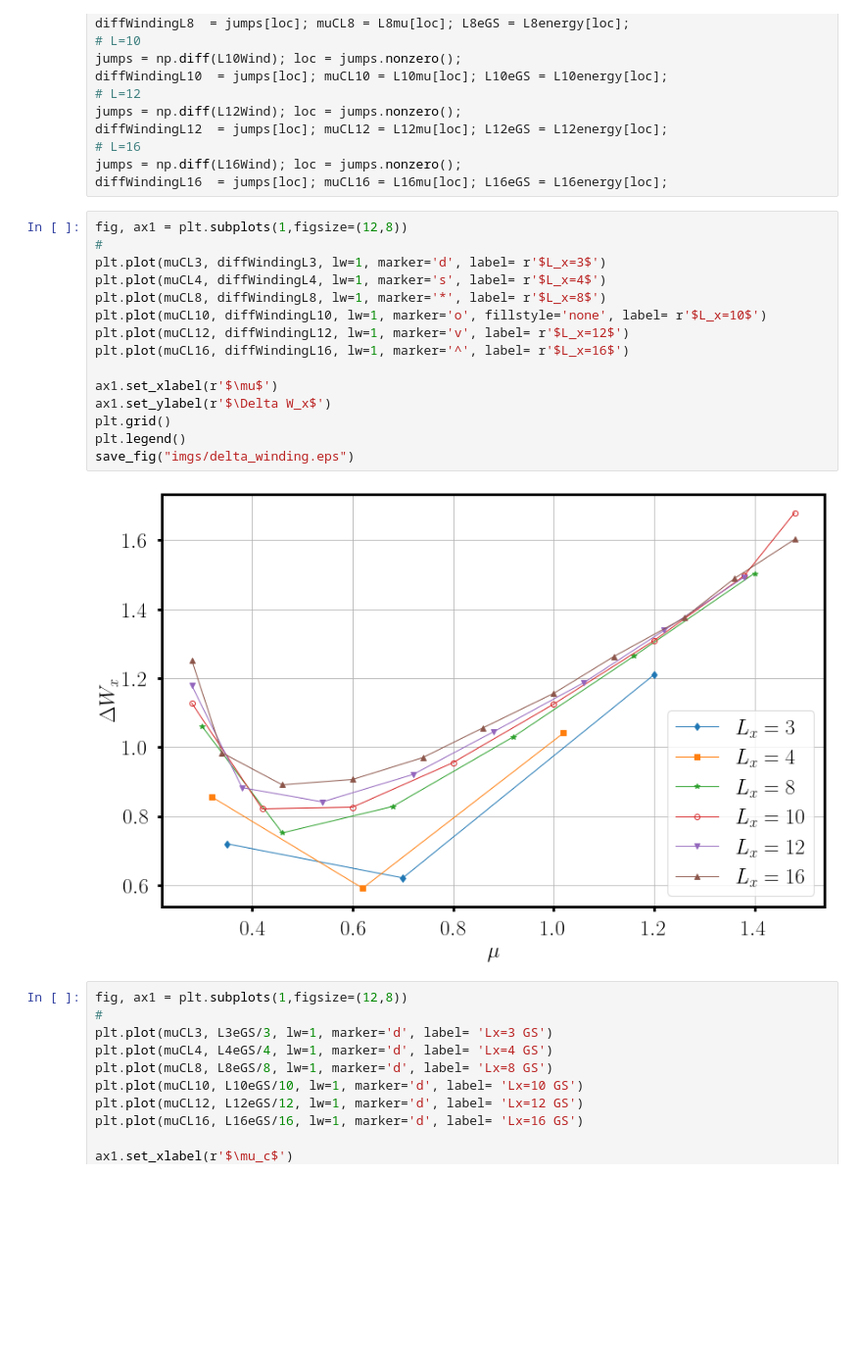
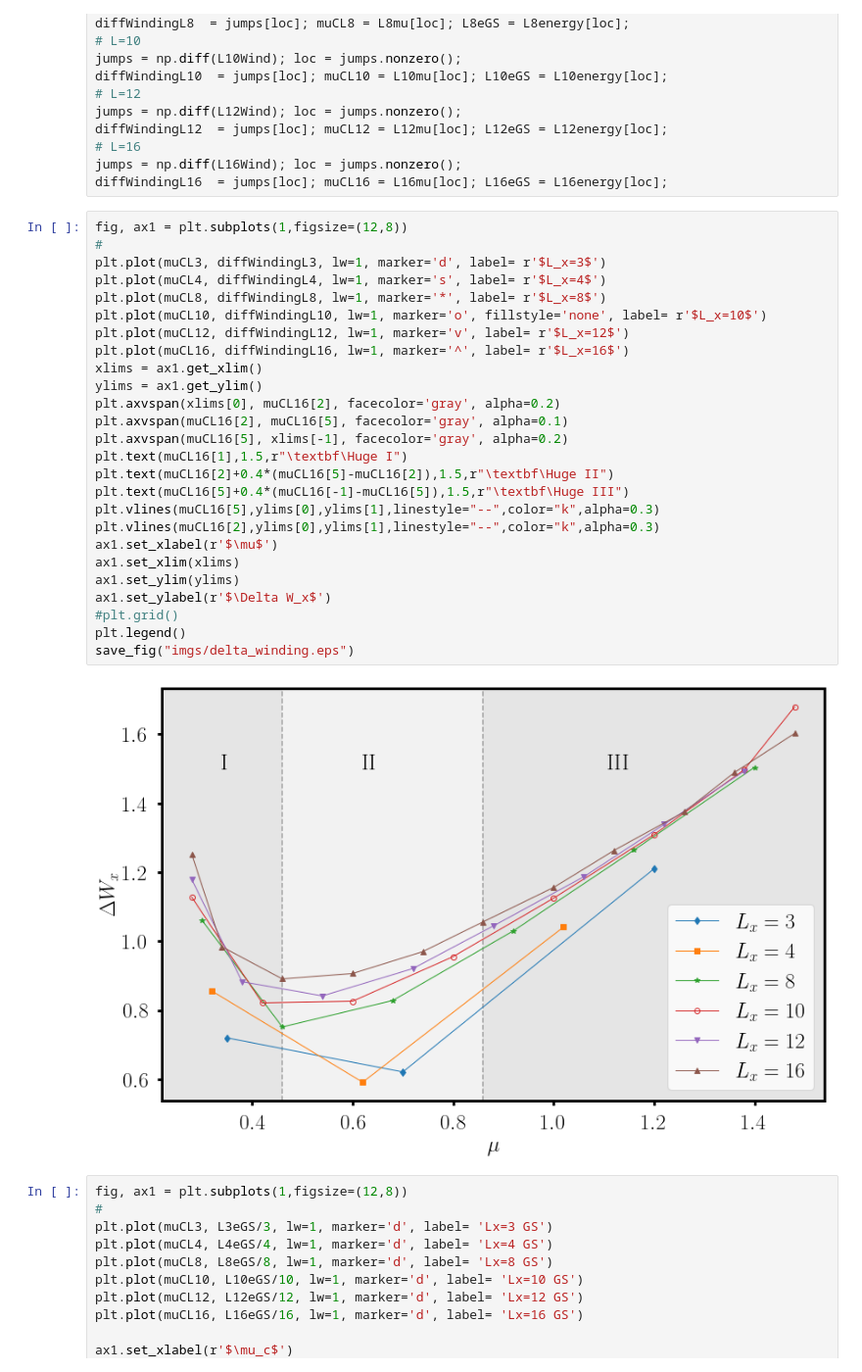
Before and after one commit to Philipp137/SquareIce, a Jupyter notebook: 06_data/DataAna_Debasish.ipynb, the cells around one changed output. Shown: that part at 98% size. Saved outputs shown, nothing was run; the diff lists cells and outputs as text; blank space fills up the shorter version.

```diff
--- a/06_data/DataAna_Debasish.ipynb
+++ b/06_data/DataAna_Debasish.ipynb
@@ -207,20 +207,31 @@ diffWindingL16  = jumps[loc]; muCL16 = L16mu[loc]; L16eGS = L16energy[loc];
 # %%
 fig, ax1 = plt.subplots(1,figsize=(12,8))
 #
 plt.plot(muCL3, diffWindingL3, lw=1, marker='d', label= r'$L_x=3$')
 plt.plot(muCL4, diffWindingL4, lw=1, marker='s', label= r'$L_x=4$')
 plt.plot(muCL8, diffWindingL8, lw=1, marker='*', label= r'$L_x=8$')
 plt.plot(muCL10, diffWindingL10, lw=1, marker='o', fillstyle='none', label= r'$L_x=10$')
 plt.plot(muCL12, diffWindingL12, lw=1, marker='v', label= r'$L_x=12$')
 plt.plot(muCL16, diffWindingL16, lw=1, marker='^', label= r'$L_x=16$')
-
+xlims = ax1.get_xlim()
+ylims = ax1.get_ylim()
+plt.axvspan(xlims[0], muCL16[2], facecolor='gray', alpha=0.2)
+plt.axvspan(muCL16[2], muCL16[5], facecolor='gray', alpha=0.1)
+plt.axvspan(muCL16[5], xlims[-1], facecolor='gray', alpha=0.2)
+plt.text(muCL16[1],1.5,r"\textbf\Huge I")
+plt.text(muCL16[2]+0.4*(muCL16[5]-muCL16[2]),1.5,r"\textbf\Huge II")
+plt.text(muCL16[5]+0.4*(muCL16[-1]-muCL16[5]),1.5,r"\textbf\Huge III")
+plt.vlines(muCL16[5],ylims[0],ylims[1],linestyle="--",color="k",alpha=0.3)
+plt.vlines(muCL16[2],ylims[0],ylims[1],linestyle="--",color="k",alpha=0.3)
 ax1.set_xlabel(r'$\mu$')
+ax1.set_xlim(xlims)
+ax1.set_ylim(ylims)
 ax1.set_ylabel(r'$\Delta W_x$')
-plt.grid()
+#plt.grid()
 plt.legend()
 save_fig("imgs/delta_winding.eps")
 # %% [output]
-[figure, old version]
+[figure, new version]
 # %%
 fig, ax1 = plt.subplots(1,figsize=(12,8))
 #
```
Also changed, not shown: 2 other files.
